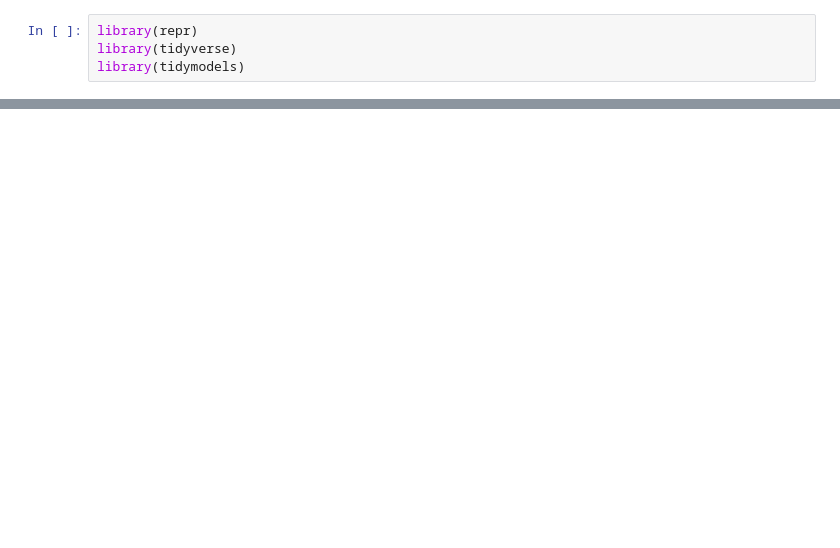
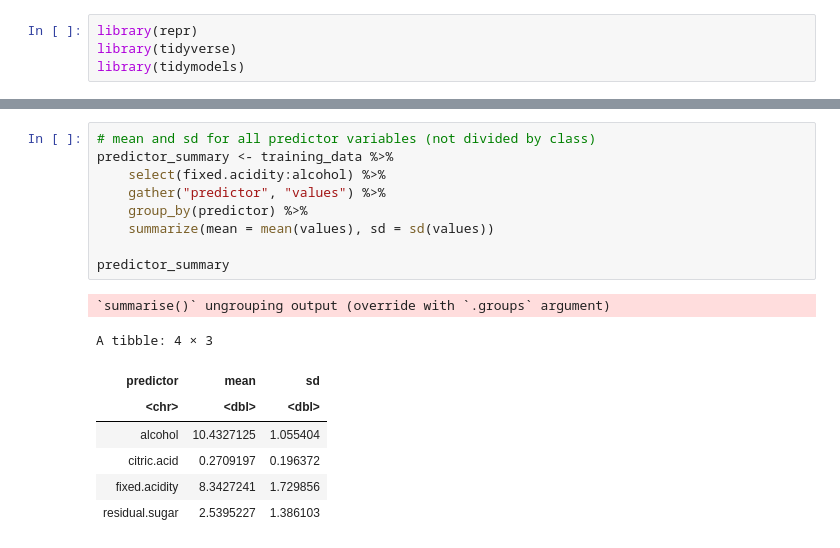
Before and after one commit to allisonml/DSCI-Proposal, a Jupyter notebook: Untitled.ipynb, the cells around one changed output, grey strips where cells are left out. Saved outputs shown, nothing was run; the diff lists cells and outputs as text; blank space fills up the shorter version.

```diff
--- a/Untitled.ipynb
+++ b/Untitled.ipynb
@@ -29,0 +91,18 @@ A data.frame: 1143 × 13
+# %%
+# mean and sd for all predictor variables (not divided by class)
+predictor_summary <- training_data %>%
+    select(fixed.acidity:alcohol) %>%
+    gather("predictor", "values") %>%
+    group_by(predictor) %>%
+    summarize(mean = mean(values), sd = sd(values))
+
+predictor_summary
+# %% [output]
+`summarise()` ungrouping output (override with `.groups` argument)
+A tibble: 4 × 3
+| predictor | mean | sd |
+| <chr> | <dbl> | <dbl> |
+| alcohol | 10.4327125 | 1.055404 |
+| citric.acid | 0.2709197 | 0.196372 |
+| fixed.acidity | 8.3427241 | 1.729856 |
+| residual.sugar | 2.5395227 | 1.386103 |
```
Also changed, not shown: parts of 6 cells of this notebook.
